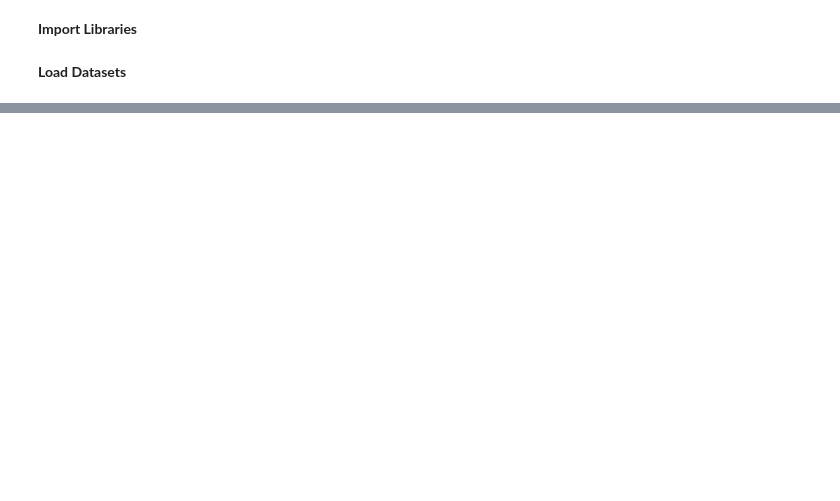
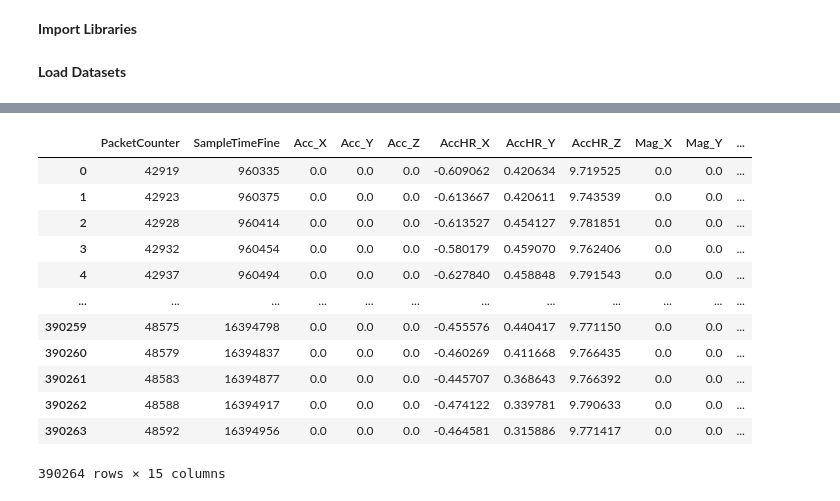
Before and after one commit to Samplergithub769/mtu-xsens-imu-Sensor, a Jupyter notebook: mtu_xsens_imu_Sensor.ipynb, the cells around one changed output, grey strips where cells are left out. Drawn from its saved outputs; the diff is of its cells as text; code cells hidden in the pictures; blank space fills up the shorter version.

```diff
--- a/mtu_xsens_imu_Sensor.ipynb
+++ b/mtu_xsens_imu_Sensor.ipynb
@@ -17,0 +50,16 @@ df_noise_100hz = pd.read_csv('/content/Noise_100hz.csv', skiprows=12)
+# %%
+df_100hz
+# %% [output]
+|  | PacketCounter | SampleTimeFine | Acc_X | Acc_Y | Acc_Z | AccHR_X | AccHR_Y | AccHR_Z | Mag_X | Mag_Y | ... |
+| 0 | 42919 | 960335 | 0.0 | 0.0 | 0.0 | -0.609062 | 0.420634 | 9.719525 | 0.0 | 0.0 | ... |
+| 1 | 42923 | 960375 | 0.0 | 0.0 | 0.0 | -0.613667 | 0.420611 | 9.743539 | 0.0 | 0.0 | ... |
+| 2 | 42928 | 960414 | 0.0 | 0.0 | 0.0 | -0.613527 | 0.454127 | 9.781851 | 0.0 | 0.0 | ... |
+| 3 | 42932 | 960454 | 0.0 | 0.0 | 0.0 | -0.580179 | 0.459070 | 9.762406 | 0.0 | 0.0 | ... |
+| 4 | 42937 | 960494 | 0.0 | 0.0 | 0.0 | -0.627840 | 0.458848 | 9.791543 | 0.0 | 0.0 | ... |
+| ... | ... | ... | ... | ... | ... | ... | ... | ... | ... | ... | ... |
+| 390259 | 48575 | 16394798 | 0.0 | 0.0 | 0.0 | -0.455576 | 0.440417 | 9.771150 | 0.0 | 0.0 | ... |
+| 390260 | 48579 | 16394837 | 0.0 | 0.0 | 0.0 | -0.460269 | 0.411668 | 9.766435 | 0.0 | 0.0 | ... |
+| 390261 | 48583 | 16394877 | 0.0 | 0.0 | 0.0 | -0.445707 | 0.368643 | 9.766392 | 0.0 | 0.0 | ... |
+| 390262 | 48588 | 16394917 | 0.0 | 0.0 | 0.0 | -0.474122 | 0.339781 | 9.790633 | 0.0 | 0.0 | ... |
+| 390263 | 48592 | 16394956 | 0.0 | 0.0 | 0.0 | -0.464581 | 0.315886 | 9.771417 | 0.0 | 0.0 | ... |
+390264 rows × 15 columns
```
Also changed, not shown: parts of 5 cells of this notebook.
